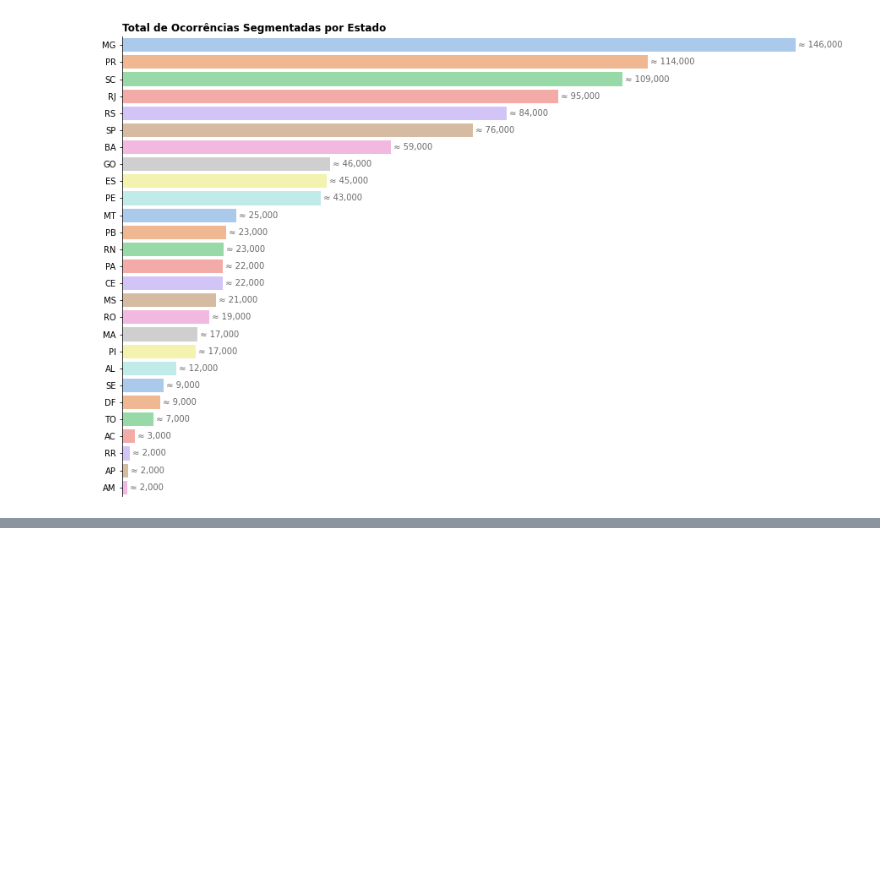
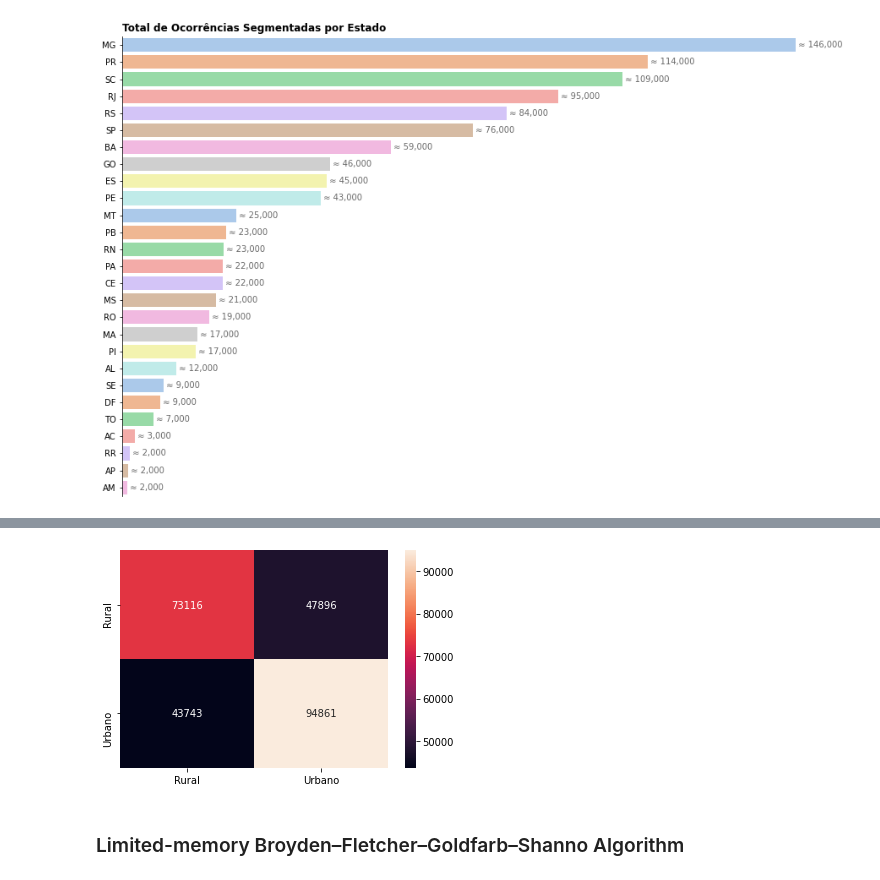
Before and after one commit to thpomari/posgraduacao, a Jupyter notebook: projeto_inter_5anos.ipynb, the cells around one changed output, grey strips where cells are left out. Saved outputs shown, nothing was run; the diff lists cells and outputs as text; code cells hidden in the pictures; blank space fills up the shorter version.

```diff
--- a/projeto_inter_5anos.ipynb
+++ b/projeto_inter_5anos.ipynb
@@ -1916,0 +1764,6 @@ X_novo = transformer.transform(X)
+# %%
+index_solo_nao_informado = df_ocorrencias_limpo[df_ocorrencias_limpo['uso_solo'] == 'Não Informado'].index
+
+df_ocorrencias_limpo.drop(index_solo_nao_informado , inplace=True)
+df_ocorrencias_limpo.uso_solo = df_ocorrencias_limpo.uso_solo.cat.remove_unused_categories()
+df_ocorrencias_limpo.groupby('uso_solo').agg({'id':'count'})
@@ -1916,0 +1952,23 @@ X_novo = transformer.transform(X)
+# %%
+%%time
+
+X = df_variaveis_independentes.values
+y = df_variavel_dependente.values
+
+transformer = Normalizer().fit(X)
+X_normalized = transformer.transform(X)
+
+X_train, X_test, y_train, y_test = train_test_split(X_normalized, y,
+                                                        stratify = y,
+                                                        test_size = 0.25,
+                                                        random_state = 13)
+
+df_informativo_separacao = pd.DataFrame({
+    'grupos'  : ['X - dados','y - label'],
+    'total'   : [X_normalized.shape[0], y.shape[0]],
+    'treino'  : [X_train.shape[0], y_train.shape[0]],
+    'teste'   : [X_test.shape[0], y_test.shape[0]],
+    'colunas' : [X.shape[1], y.shape[1]]
+}).set_index('grupos')
+
+df_informativo_separacao
@@ -1916,0 +1988,5 @@ X_novo = transformer.transform(X)
+# %%
+%%time
+
+classificador_newton_cg = LogisticRegression(class_weight='balanced', random_state=13, solver='newton-cg')
+classificador_newton_cg.fit(X_train, y_train.ravel())
@@ -1916,0 +1997,4 @@ X_novo = transformer.transform(X)
+# %%
+y_pred = classificador_newton_cg.predict(X_test)
+classification_report_newton_cg = classification_report(y_test, y_pred, target_names=['Rural', 'Urbano'])
+print(classification_report_newton_cg)
@@ -1916,0 +2010,6 @@ X_novo = transformer.transform(X)
+# %%
+x = sns.heatmap(confusion_matrix(y_test, y_pred), annot=True, fmt="d", xticklabels=['Rural', 'Urbano'], yticklabels=['Rural', 'Urbano'])
+# %% [output]
+[figure, added]
+# %% [markdown]
+### Limited-memory Broyden–Fletcher–Goldfarb–Shanno Algorithm
```
Also changed, not shown: parts of 75 cells of this notebook, 1 other file.
